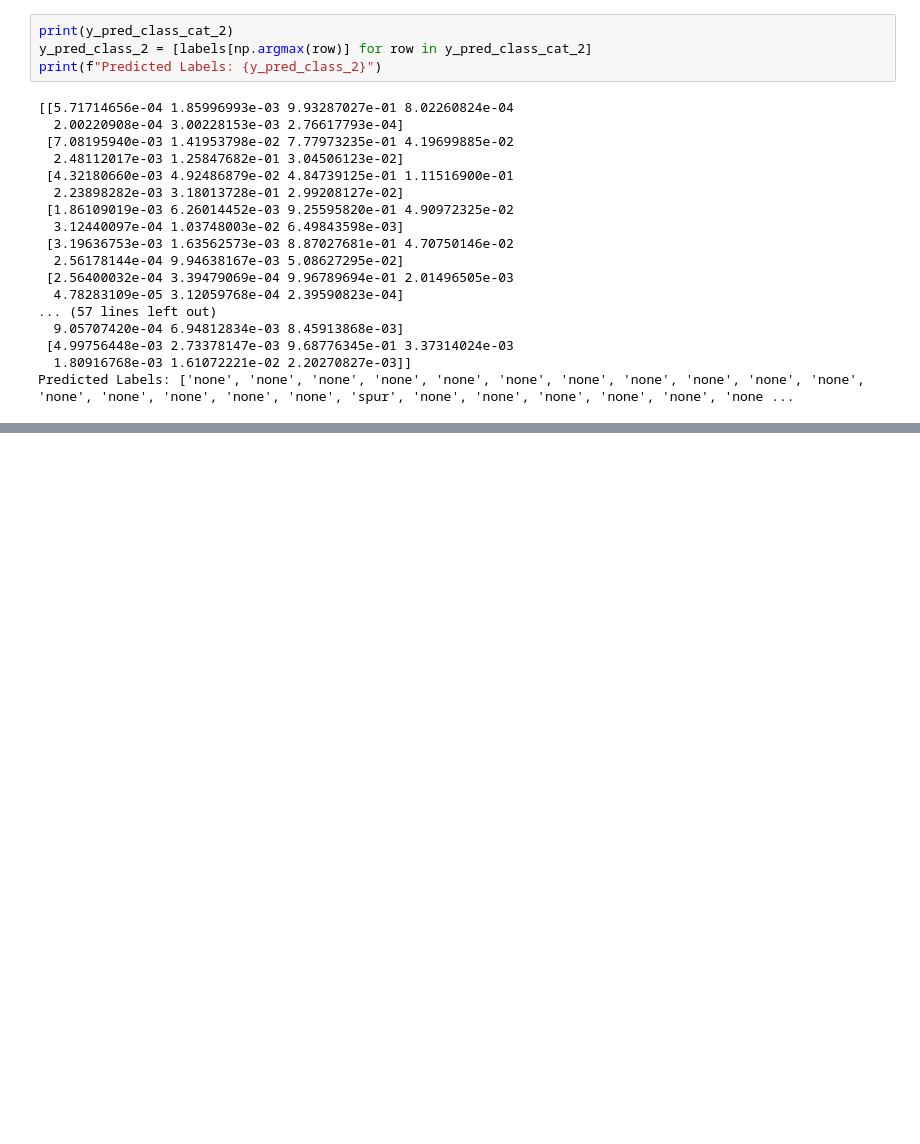
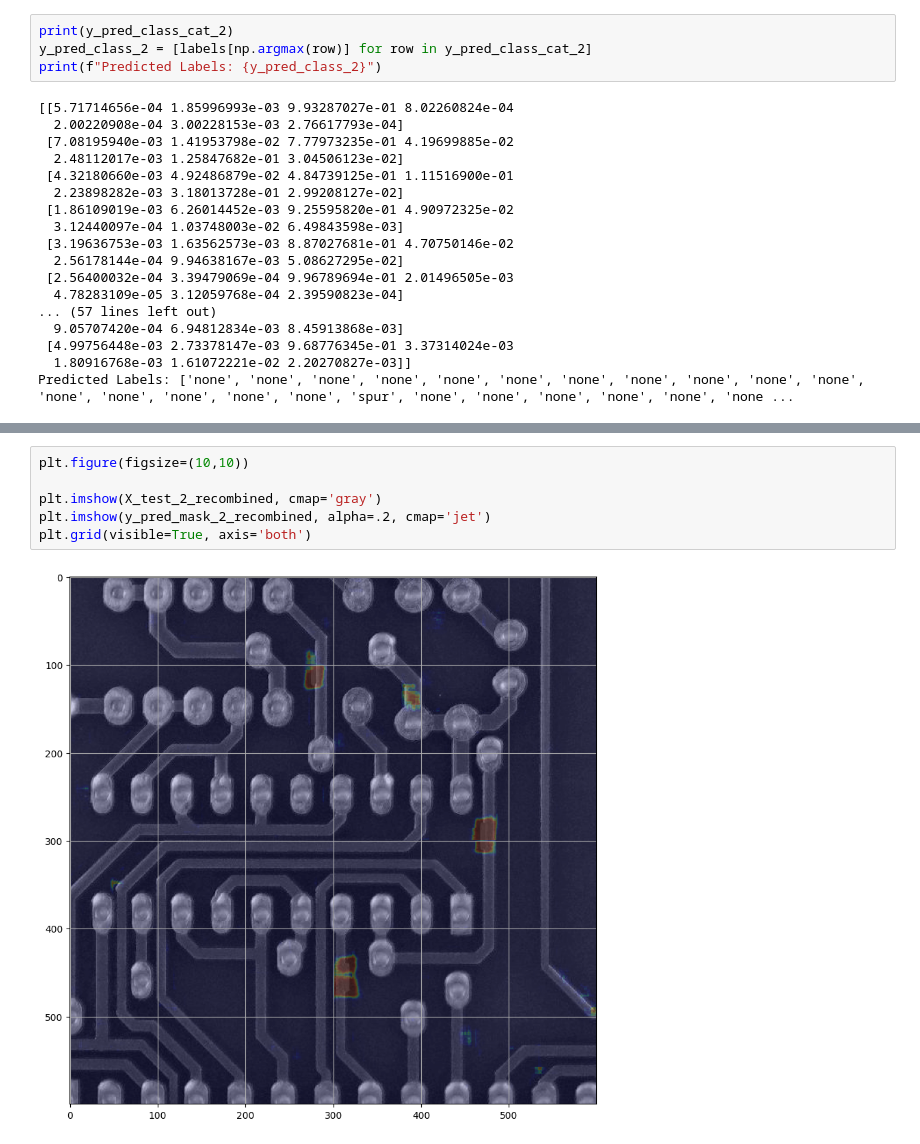
Before and after one commit to taubenus/PCB_Defects_Detection, a Jupyter notebook: notebooks/evaluation/evaluation.ipynb, the cells around one changed output, grey strips where cells are left out. Drawn from its saved outputs; the diff is of its cells as text; blank space fills up the shorter version.

```diff
--- a/notebooks/evaluation/evaluation.ipynb
+++ b/notebooks/evaluation/evaluation.ipynb
@@ -355,0 +417,8 @@ Predicted Labels: ['none', 'none', 'none', 'none', 'none', 'none', 'none', 'none
+# %%
+plt.figure(figsize=(10,10))
+
+plt.imshow(X_test_2_recombined, cmap='gray')
+plt.imshow(y_pred_mask_2_recombined, alpha=.2, cmap='jet')
+plt.grid(visible=True, axis='both')
+# %% [output]
+[figure, added]
```
Also changed, not shown: parts of 8 cells of this notebook, 1 other file.
